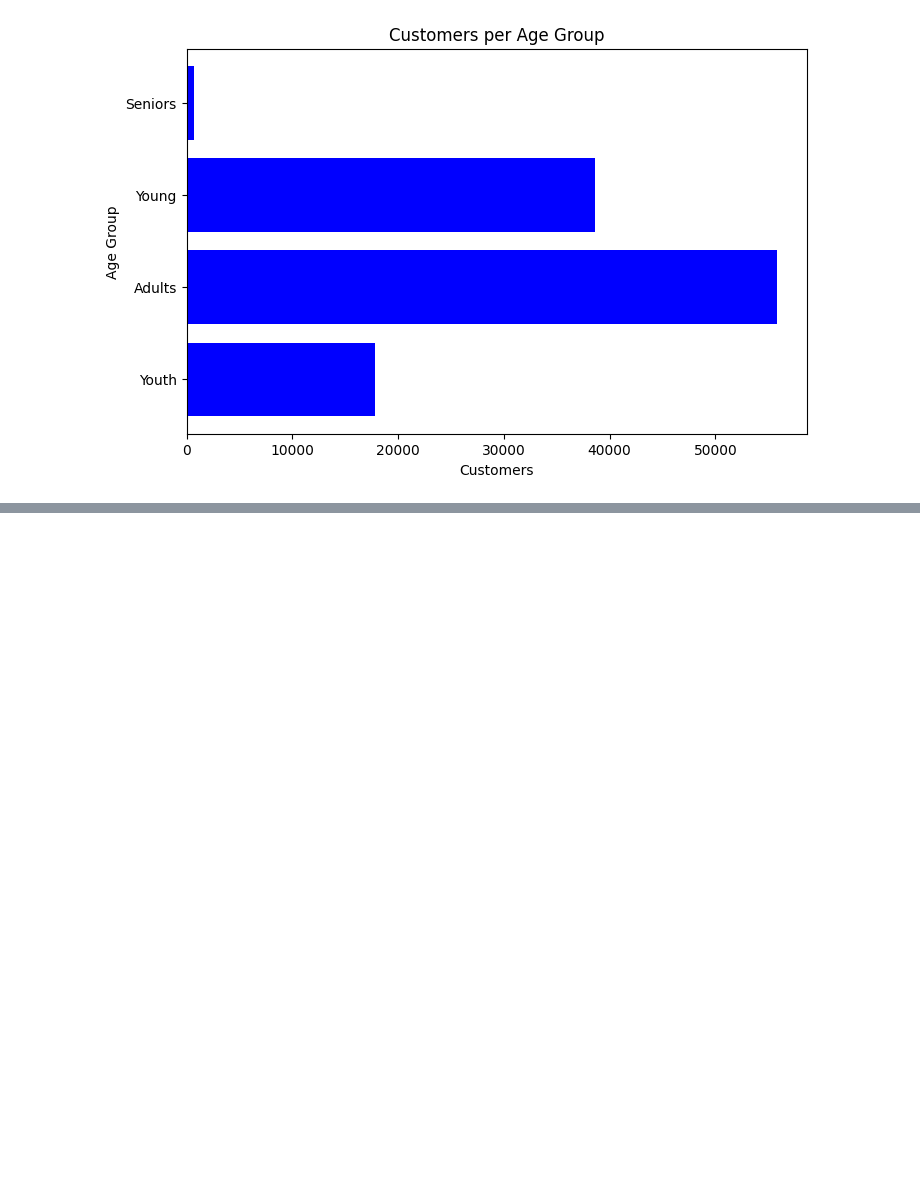
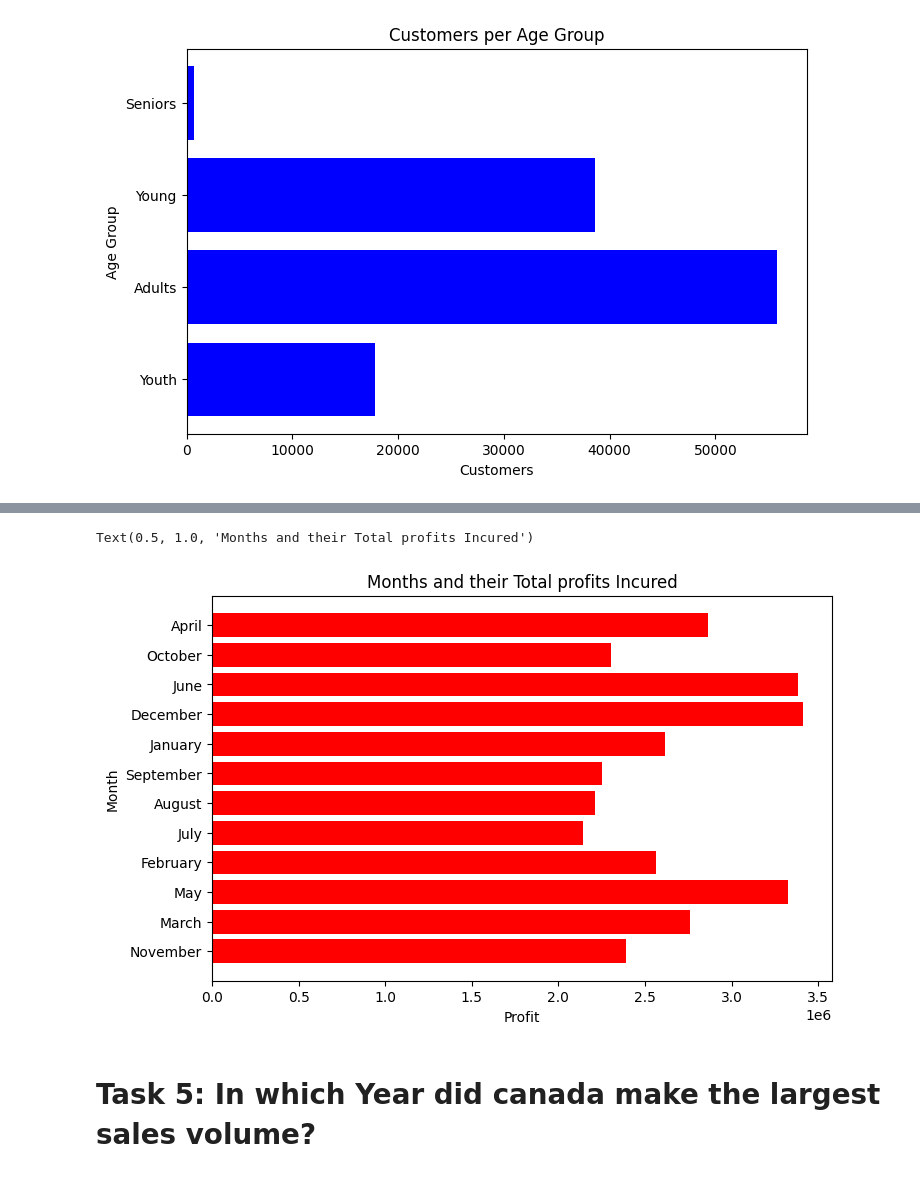
Before and after one commit to Kelvinkimotho/Projects-, a Jupyter notebook: bike_sales/bike sales analysis.ipynb, the cells around one changed output, grey strips where cells are left out. Drawn from its saved outputs; the diff is of its cells as text; code cells hidden in the pictures; blank space fills up the shorter version.

Commit message:
Continued Bike sales analysis

```diff
--- a/bike_sales/bike sales analysis.ipynb
+++ b/bike_sales/bike sales analysis.ipynb
@@ -113,0 +116,17 @@ Text(0.5, 1.0, 'Customers per Age Group')
+# %%
+#A list of months
+months=df['Month'].unique()
+# %%
+#A list storing all months profits
+all_months_profit_list=[]
+#looping through the months list
+for month in months:
+    #create each month total profit
+    month_total_profit=f"{month}_total_profit"
+    month_total_profit=0
+    #looping through the entire dataframe
+    for i in range(len(df)):
+        if df.loc[i].Month==month:
+            month_total_profit+=df.loc[i].Profit
+    all_months_profit_list.append(month_total_profit)
+    print(f"{month} total profit= {month_total_profit}")
@@ -113,0 +146,12 @@ Text(0.5, 1.0, 'Customers per Age Group')
+# %%
+#ploting a horizontal bar graph visualizing our answer
+plt.figure(figsize=(8,5))
+plt.barh(months,all_months_profit_list,color="red")
+plt.xlabel("Profit")
+plt.ylabel("Month")
+plt.title("Months and their Total profits Incured")
+# %% [output]
+Text(0.5, 1.0, 'Months and their Total profits Incured')
+[figure, added]
+# %% [markdown]
+# Task 5: In which Year did canada make the largest sales volume?
```
Also changed, not shown: parts of 6 cells of this notebook.
